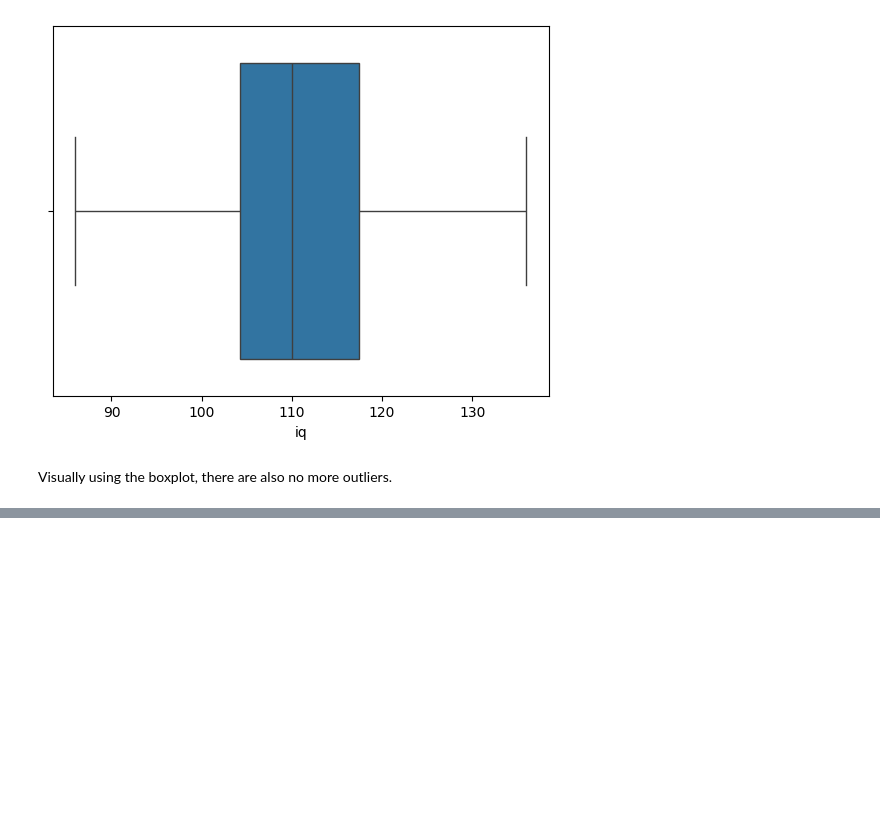
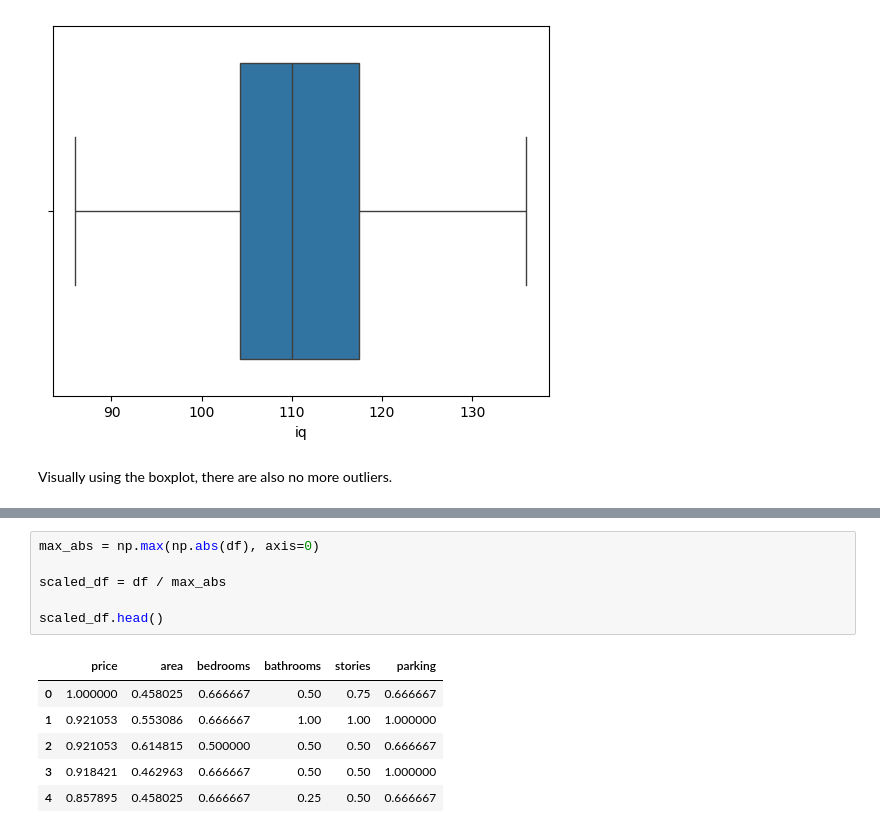
Before and after one commit to venkateshsalla01/Axiora_DS_Trainings, a Jupyter notebook: Handling_data.ipynb, the cells around one changed output, grey strips where cells are left out. Saved outputs shown, nothing was run; the diff lists cells and outputs as text; blank space fills up the shorter version.

```diff
--- a/Handling_data.ipynb
+++ b/Handling_data.ipynb
@@ -1084,0 +1189,13 @@ Visually using the boxplot, there are also no more outliers.
+# %%
+max_abs = np.max(np.abs(df), axis=0)
+
+scaled_df = df / max_abs
+
+scaled_df.head()
+# %% [output]
+|  | price | area | bedrooms | bathrooms | stories | parking |
+| 0 | 1.000000 | 0.458025 | 0.666667 | 0.50 | 0.75 | 0.666667 |
+| 1 | 0.921053 | 0.553086 | 0.666667 | 1.00 | 1.00 | 1.000000 |
+| 2 | 0.921053 | 0.614815 | 0.500000 | 0.50 | 0.50 | 0.666667 |
+| 3 | 0.918421 | 0.462963 | 0.666667 | 0.50 | 0.50 | 1.000000 |
+| 4 | 0.857895 | 0.458025 | 0.666667 | 0.25 | 0.50 | 0.666667 |
```
Also changed, not shown: parts of 42 cells of this notebook, 1 other file.
